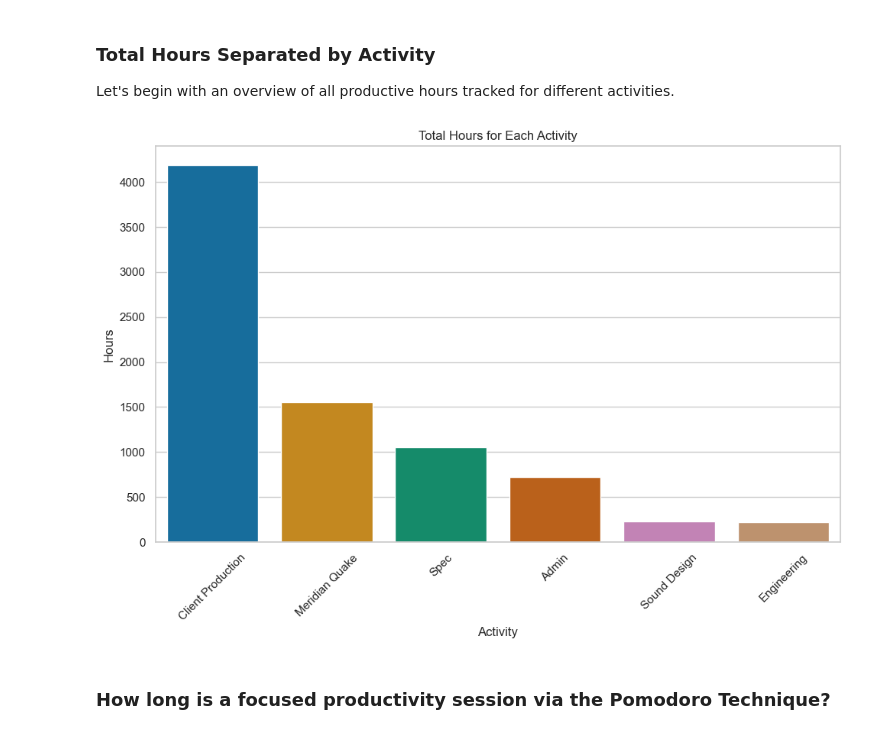
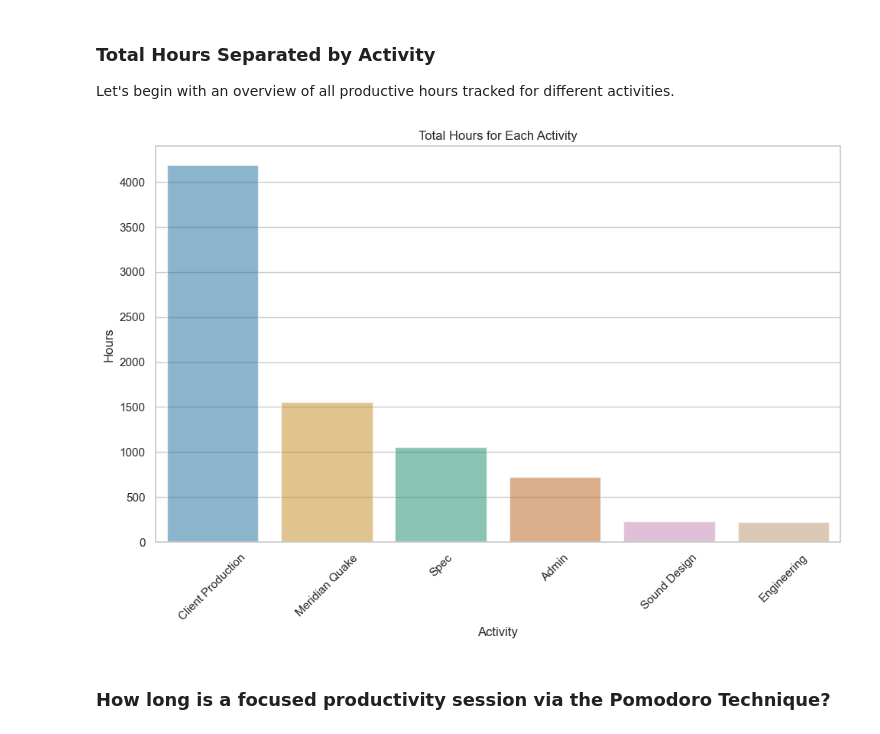
Before and after one commit to awkwardarm/Portfolio-Projects, a Jupyter notebook: Porftolio Project - Time Tracking.ipynb, the cells around one changed output. Saved outputs shown, nothing was run; the diff lists cells and outputs as text; code cells hidden in the pictures.

```diff
--- a/Porftolio Project - Time Tracking.ipynb
+++ b/Porftolio Project - Time Tracking.ipynb
@@ -30,35 +30,35 @@ Let's begin with an overview of all productive hours tracked for different activ
 # %%
 # Filter business activities from tracking input
 business_activities = ['Client Production', 'Meridian Quake', 'Spec', 'Admin', 'Sound Design', 'Engineering']
 time_tracking_business = time_tracking[time_tracking['activity'].isin(business_activities)]
 
 # sum total business hours by activity type
 activity_total_hours = time_tracking_business.groupby('activity').hours.sum().reset_index(name='total_hours')
 activity_total_hours = activity_total_hours.sort_values(by='total_hours', ascending=False)
 #activity_total_hours.head(20)
 
 # create figure
 plt.figure(figsize=(10,7))
 ax = plt.subplot()
 
 # Set the style of seaborn
 sns.set(style="whitegrid")
 
 # Choose a colorblind-friendly palette
 palette = sns.color_palette("colorblind", n_colors=len(activity_total_hours))
 
 # Create the bar plot with the chosen palette
-sns.barplot(x='activity', y='total_hours', data=activity_total_hours, palette=palette)
+sns.barplot(x='activity', y='total_hours', data=activity_total_hours, palette=palette, alpha = 0.5)
 plt.xticks(rotation=45)
 plt.xlabel('Activity')
 plt.ylabel('Hours')
 title = 'Total Hours for Each Activity'
 plt.title(title)
 plt.tight_layout()  # Ensures that labels and titles fit within the plot area
 plt.savefig(os.path.join('Visualizations', title))
 plt.show()
 # %% [output]
-[figure, old version]
+[figure, new version]
 # %% [markdown]
 ### How long is a focused productivity session via the Pomodoro Technique?
 # %%
```
Also changed, not shown: parts of 12 cells of this notebook, 8 other files.
